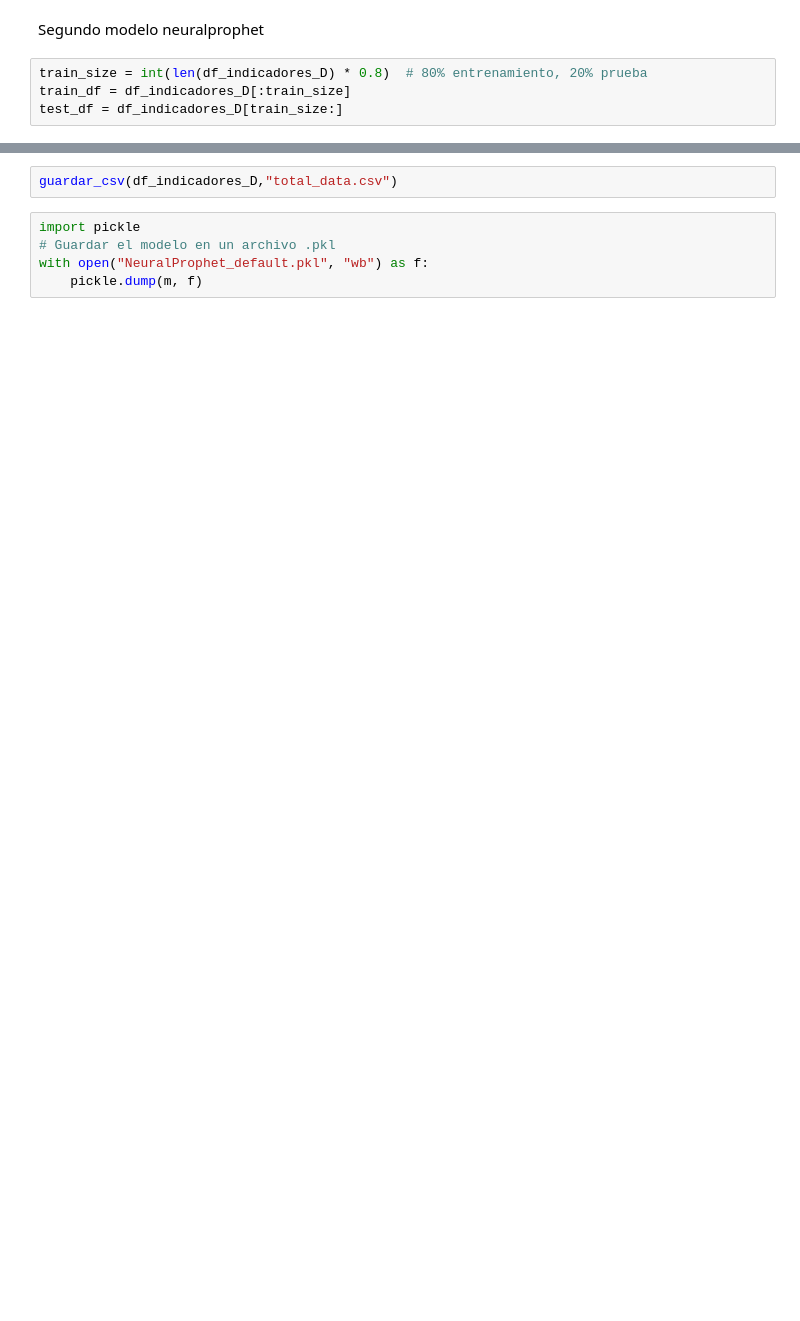
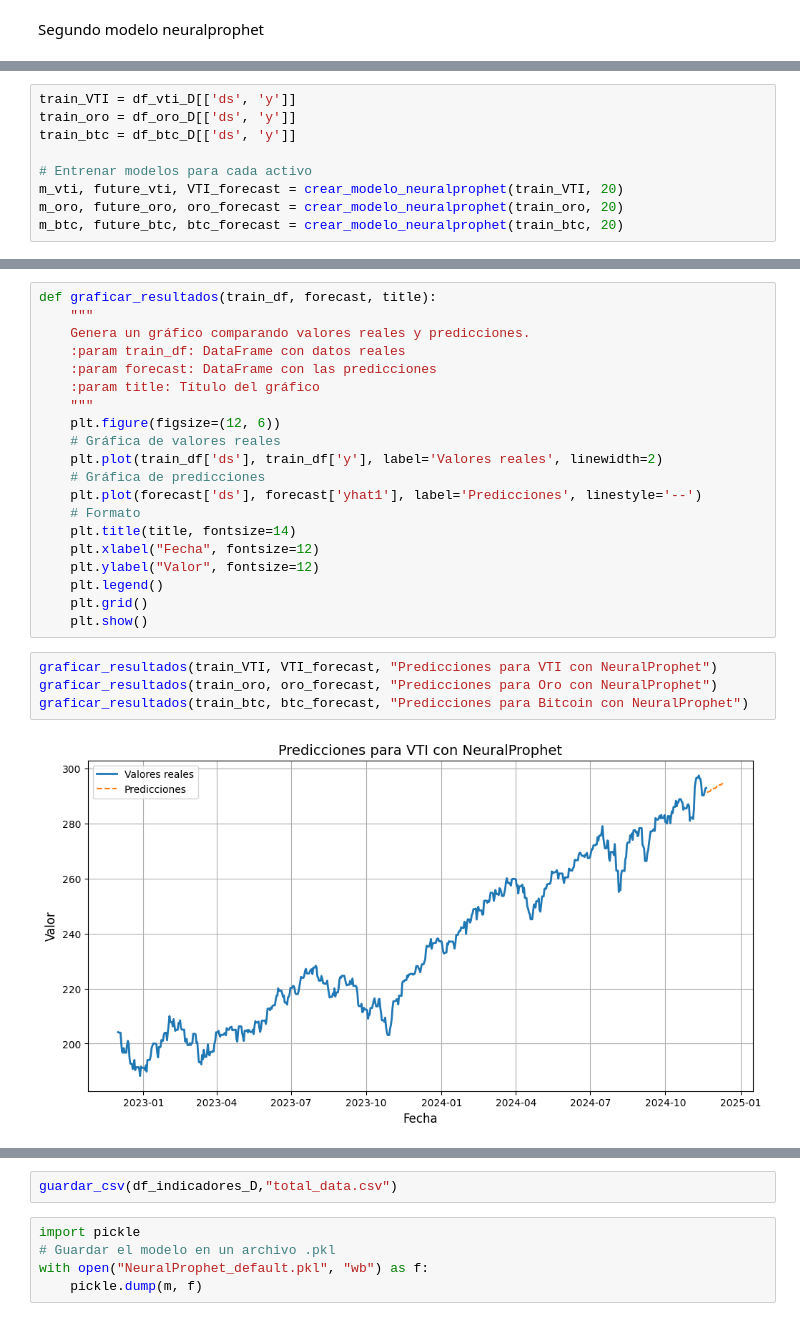
Before and after one commit to Eleiny9/proyecto_DataScience, a Jupyter notebook: src/Proyecto_Data_Science.ipynb, the cells around one changed output, grey strips where cells are left out. Cells and saved outputs as stored; diff of their text form; blank space fills up the shorter version.

Commit message:
grafico con posibilidad de seleccionar activo y dias

```diff
--- a/src/Proyecto_Data_Science.ipynb
+++ b/src/Proyecto_Data_Science.ipynb
@@ -1206,6 +1269,2 @@ plt.show()
 # %% [markdown]
 Segundo modelo neuralprophet
-# %%
-train_size = int(len(df_indicadores_D) * 0.8)  # 80% entrenamiento, 20% prueba
-train_df = df_indicadores_D[:train_size]
-test_df = df_indicadores_D[train_size:]
@@ -1401,0 +1299,9 @@ RMSE en el conjunto de prueba: 6.5982329948669625
+# %%
+train_VTI = df_vti_D[['ds', 'y']]
+train_oro = df_oro_D[['ds', 'y']]
+train_btc = df_btc_D[['ds', 'y']]
+
+# Entrenar modelos para cada activo
+m_vti, future_vti, VTI_forecast = crear_modelo_neuralprophet(train_VTI, 20)
+m_oro, future_oro, oro_forecast = crear_modelo_neuralprophet(train_oro, 20)
+m_btc, future_btc, btc_forecast = crear_modelo_neuralprophet(train_btc, 20)
@@ -1401,0 +1396,26 @@ RMSE en el conjunto de prueba: 6.5982329948669625
+# %%
+def graficar_resultados(train_df, forecast, title):
+    """
+    Genera un gráfico comparando valores reales y predicciones.
+    :param train_df: DataFrame con datos reales
+    :param forecast: DataFrame con las predicciones
+    :param title: Título del gráfico
+    """
+    plt.figure(figsize=(12, 6))
+    # Gráfica de valores reales
+    plt.plot(train_df['ds'], train_df['y'], label='Valores reales', linewidth=2)
+    # Gráfica de predicciones
+    plt.plot(forecast['ds'], forecast['yhat1'], label='Predicciones', linestyle='--')
+    # Formato
+    plt.title(title, fontsize=14)
+    plt.xlabel("Fecha", fontsize=12)
+    plt.ylabel("Valor", fontsize=12)
+    plt.legend()
+    plt.grid()
+    plt.show()
+# %%
+graficar_resultados(train_VTI, VTI_forecast, "Predicciones para VTI con NeuralProphet")
+graficar_resultados(train_oro, oro_forecast, "Predicciones para Oro con NeuralProphet")
+graficar_resultados(train_btc, btc_forecast, "Predicciones para Bitcoin con NeuralProphet")
+# %% [output]
+[figure, added]
```
Also changed, not shown: parts of 31 cells of this notebook, 33 other files.
